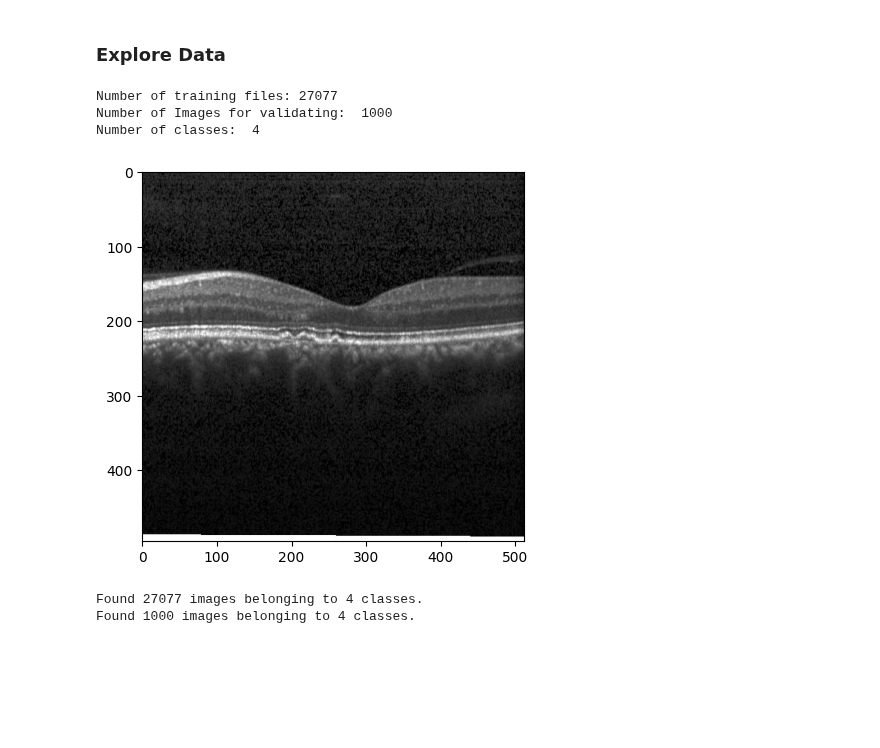
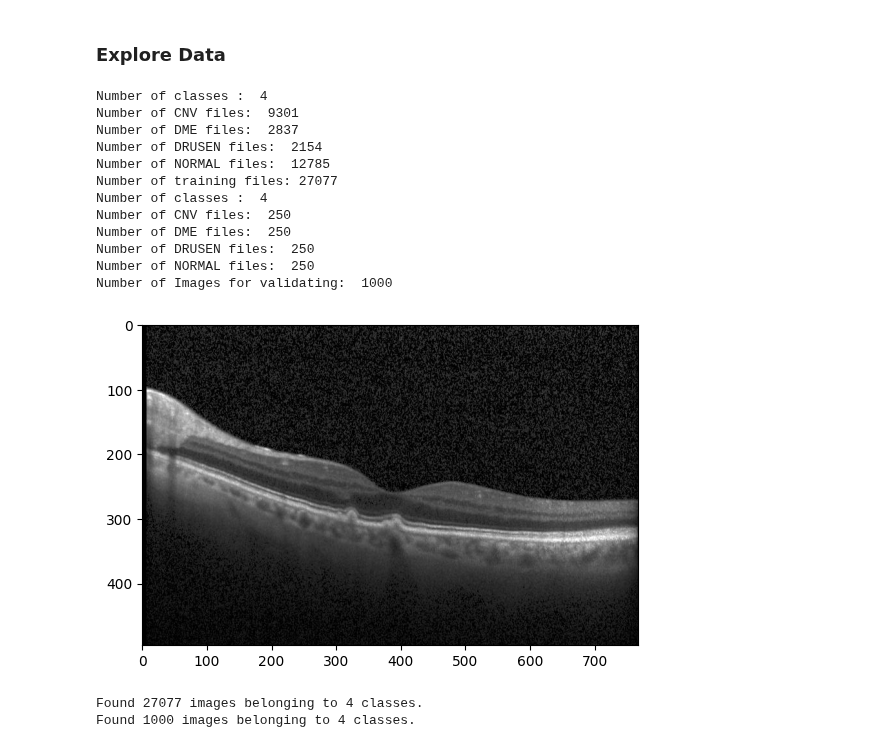
Before and after one commit to ibnuazam/OCT-TF-FT, a Jupyter notebook: transfer-learning-vgg16-keras.ipynb, the cells around one changed output. Cells and saved outputs as stored; diff of their text form; code cells hidden in the pictures; blank space fills up the shorter version.

```diff
--- a/transfer-learning-vgg16-keras.ipynb
+++ b/transfer-learning-vgg16-keras.ipynb
@@ -36,38 +36,51 @@ Keras version :  2.9.0
 ### Explore Data
 # %%
 # Explore Dataset
+from importlib.resources import path
 from random import shuffle
 
 # Set to Current Working Directory
 cwd = os.getcwd()
 PATH = os.path.join(cwd, 'OCTQuarter')
 
+# function to print number of files in every class
+def print_class_count(folders):
+    print("Number of classes : ", len(glob(folders + '/*')))
+    print("Number of CNV files: ", len(glob(folders + '/CNV/*.jp*g')))
+    print("Number of DME files: ", len(glob(folders + '/DME/*.jp*g')))
+    print("Number of DRUSEN files: ", len(glob(folders + '/DRUSEN/*.jp*g')))
+    print("Number of NORMAL files: ", len(glob(folders + '/NORMAL/*.jp*g')))
+
 # Set to train dir and show number of files
 train_path = os.path.join(PATH, 'train')
-train_files = glob(train_path + '/*/*.jp*g')
-print('Number of training files:', len(train_files))
-
-#Split training set to 50%, 25%, or 10% for faster experimental training
-
+print_class_count(train_path)
+train_image_files = glob(train_path + '/*/*.jp*g')
+print('Number of training files:', len(train_image_files))
 
 # Set to test dir and show number of files
 valid_path = os.path.join(PATH, 'test')
+print_class_count(valid_path)
 valid_image_files = glob(valid_path + '/*/*.jp*g')
 print("Number of Images for validating: ",len(valid_image_files))
 
-# useful for getting number of classes
-folders = glob(train_path + '/*')
-print("Number of classes: ",len(folders))
-
 # look at an image for fun
-plt.imshow(keras.utils.load_img(np.random.choice(train_files)))
+plt.imshow(keras.utils.load_img(np.random.choice(train_image_files)))
 
 plt.show()
 # %% [output]
+Number of classes :  4
+Number of CNV files:  9301
+Number of DME files:  2837
+Number of DRUSEN files:  2154
+Number of NORMAL files:  12785
 Number of training files: 27077
+Number of classes :  4
+Number of CNV files:  250
+Number of DME files:  250
+Number of DRUSEN files:  250
+Number of NORMAL files:  250
 Number of Images for validating:  1000
-Number of classes:  4
-[figure, old version]
+[figure, new version]
 # %%
 batch_size = 32
 # re-size all the images to 100x100
```
Also changed, not shown: parts of 3 cells of this notebook, 1 other file.
